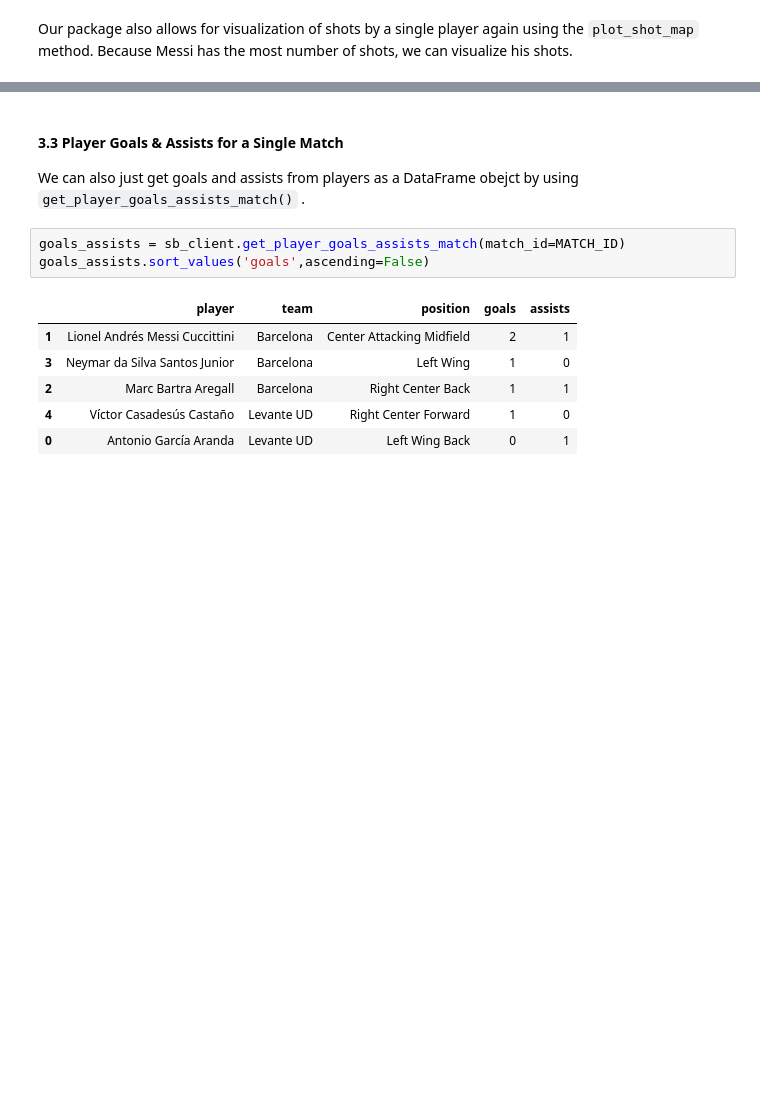
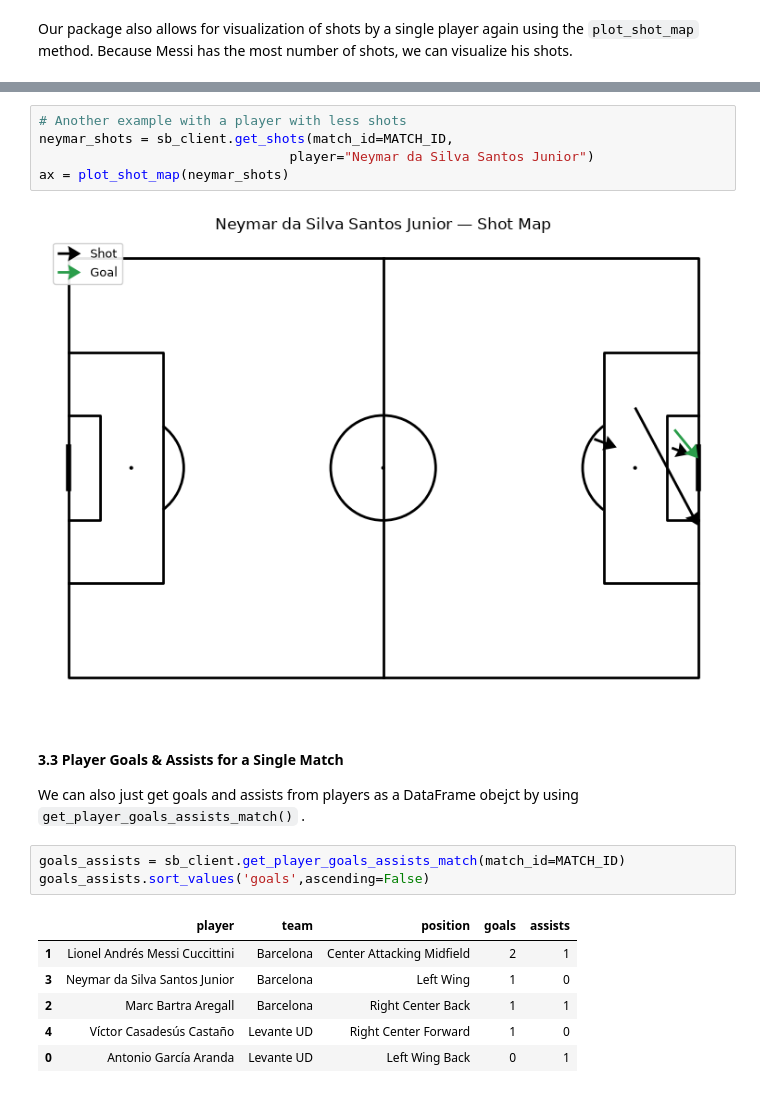
Before and after one commit to leventdusunceli/football_analytics, a Jupyter notebook: notebooks/football_analytics_demo.ipynb, the cells around one changed output, grey strips where cells are left out. Cells and saved outputs as stored; diff of their text form; blank space fills up the shorter version.

```diff
--- a/notebooks/football_analytics_demo.ipynb
+++ b/notebooks/football_analytics_demo.ipynb
@@ -262,3 +262,10 @@ ax = plot_shot_map(player_shots)
+# %%
+# Another example with a player with less shots
+neymar_shots = sb_client.get_shots(match_id=MATCH_ID,
+                                player="Neymar da Silva Santos Junior")
+ax = plot_shot_map(neymar_shots)
+# %% [output]
+[figure, added]
 # %% [markdown]
 #### 3.3 Player Goals & Assists for a Single Match
 
```
Also changed, not shown: parts of 16 cells of this notebook.
